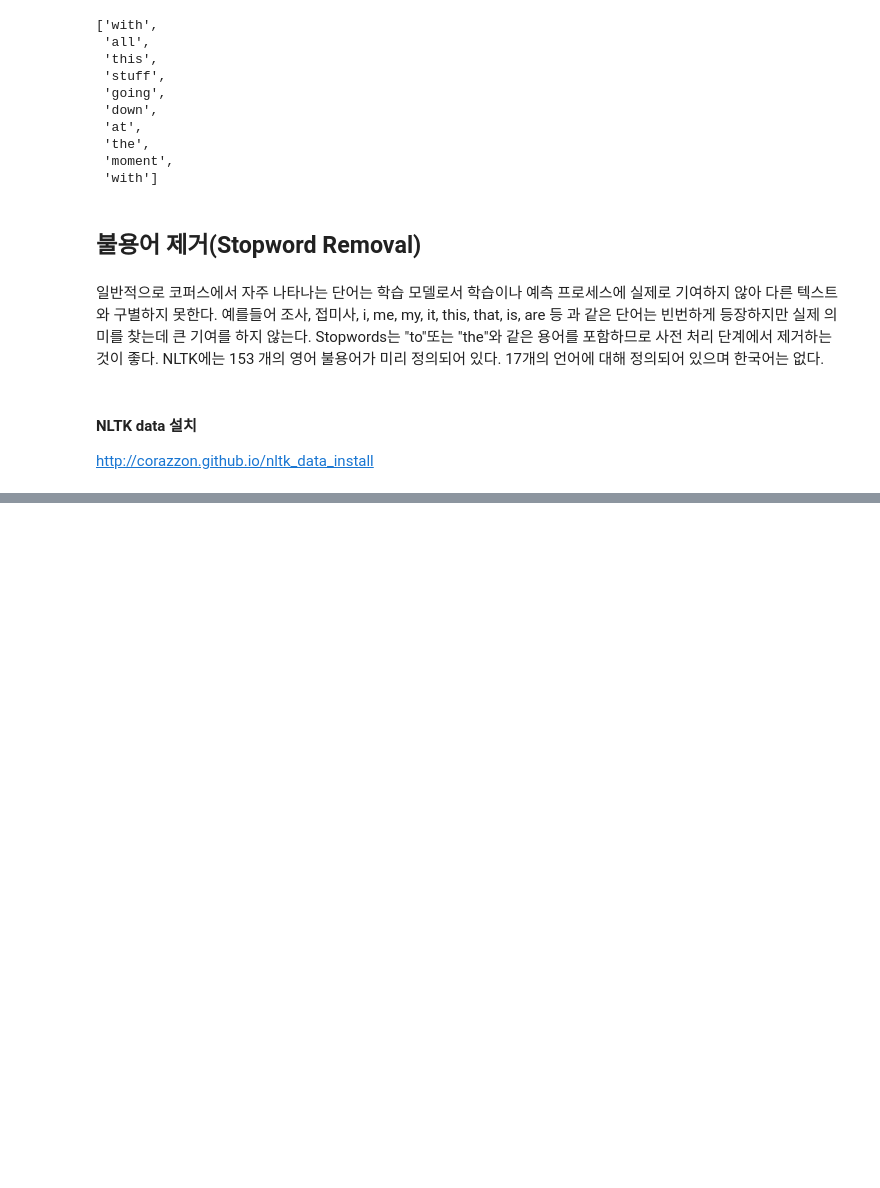
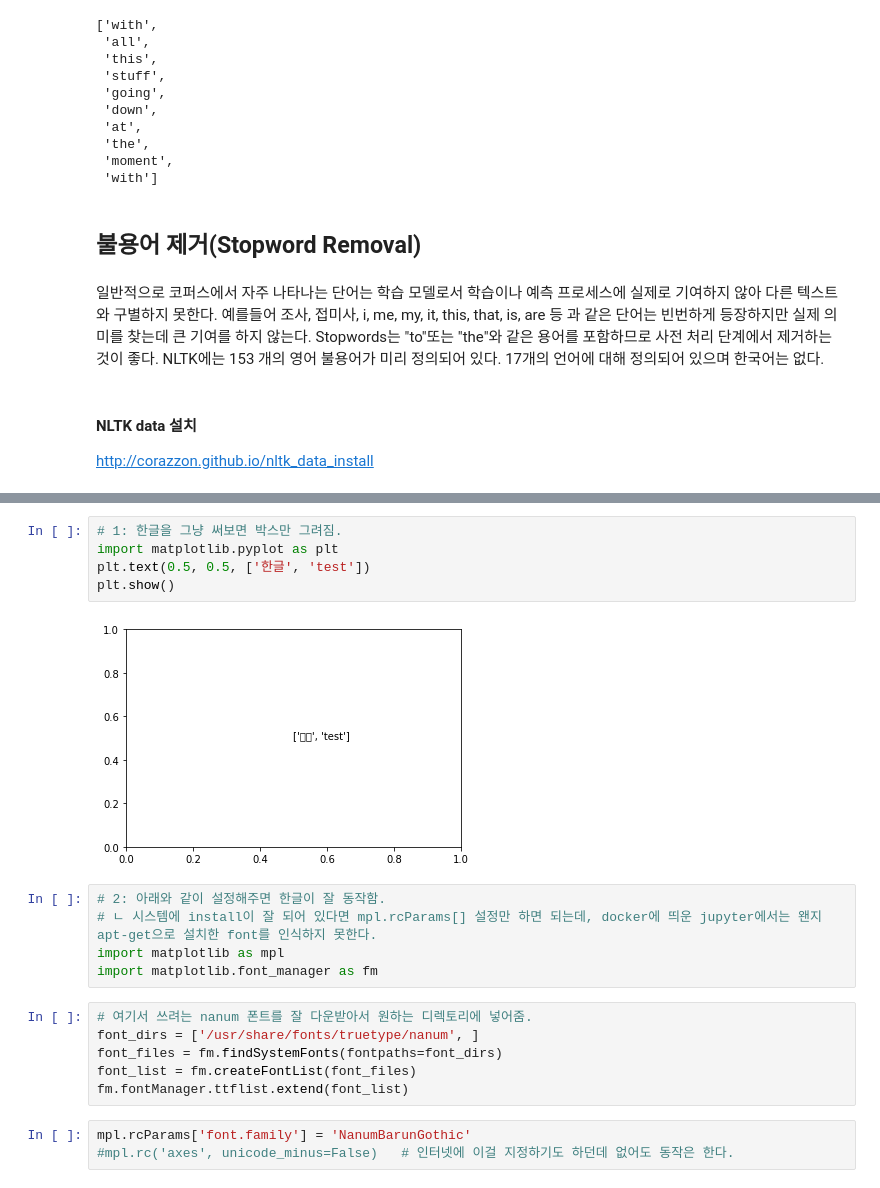
Before and after one commit to winuss/nlp-lab, a Jupyter notebook: word2vec-nlp-tutorial.ipynb, the cells around one changed output, grey strips where cells are left out. Cells and saved outputs as stored; diff of their text form; blank space fills up the shorter version.

```diff
--- a/word2vec-nlp-tutorial.ipynb
+++ b/word2vec-nlp-tutorial.ipynb
@@ -195,0 +662,21 @@ http://corazzon.github.io/nltk_data_install
+# %%
+# 1: 한글을 그냥 써보면 박스만 그려짐.
+import matplotlib.pyplot as plt
+plt.text(0.5, 0.5, ['한글', 'test'])
+plt.show()
+# %% [output]
+[figure, added]
+# %%
+# 2: 아래와 같이 설정해주면 한글이 잘 동작함.
+# ㄴ 시스템에 install이 잘 되어 있다면 mpl.rcParams[] 설정만 하면 되는데, docker에 띄운 jupyter에서는 왠지 apt-get으로 설치한 font를 인식하지 못한다.
+import matplotlib as mpl
+import matplotlib.font_manager as fm
+# %%
+# 여기서 쓰려는 nanum 폰트를 잘 다운받아서 원하는 디렉토리에 넣어줌.
+font_dirs = ['/usr/share/fonts/truetype/nanum', ]
+font_files = fm.findSystemFonts(fontpaths=font_dirs)
+font_list = fm.createFontList(font_files)
+fm.fontManager.ttflist.extend(font_list)
+# %%
+mpl.rcParams['font.family'] = 'NanumBarunGothic'
+#mpl.rc('axes', unicode_minus=False)   # 인터넷에 이걸 지정하기도 하던데 없어도 동작은 한다.
```
Also changed, not shown: parts of 51 cells of this notebook.
